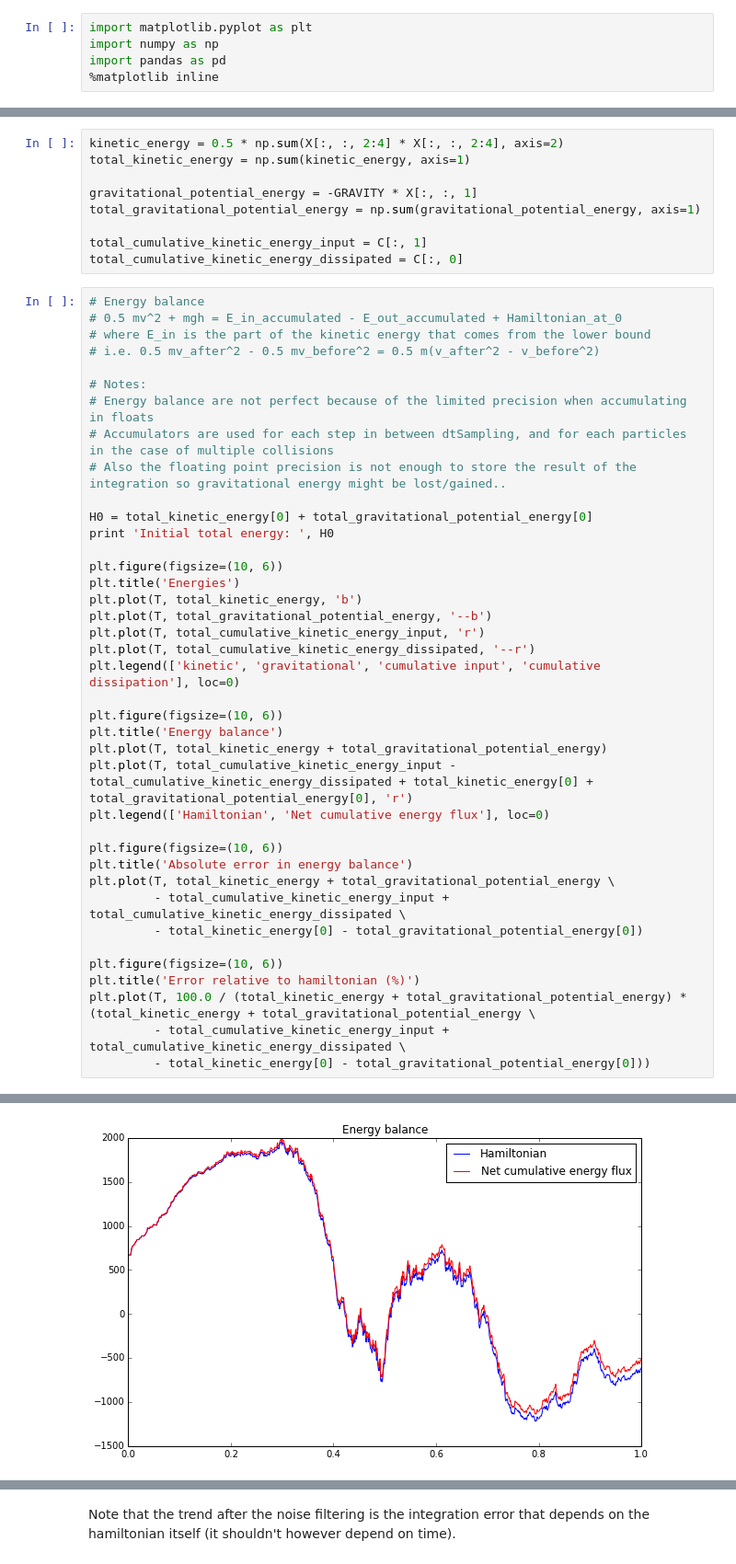
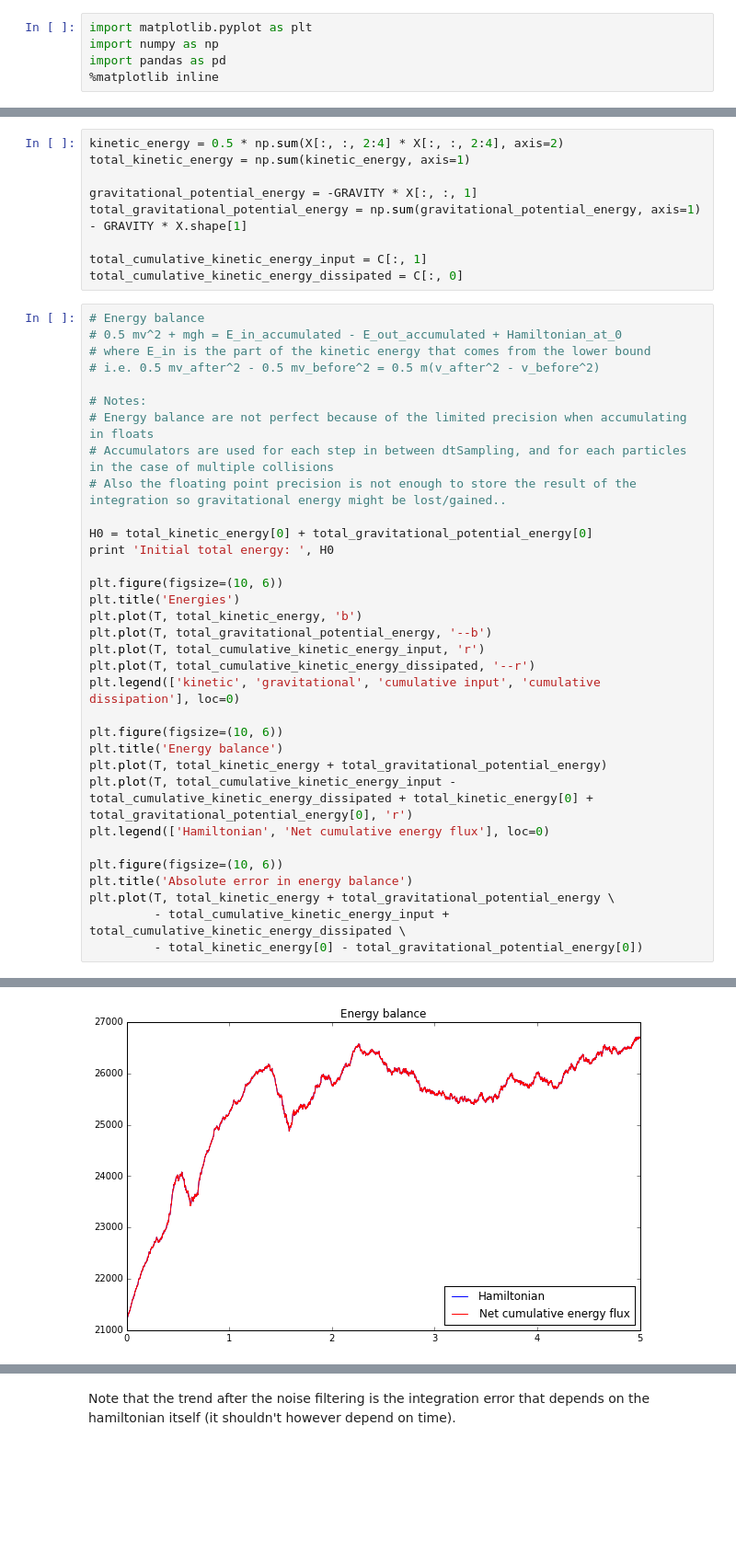
Before and after one commit to corradio/boiling, a Jupyter notebook: Time Analysis.ipynb, the cells around one changed output, grey strips where cells are left out. Shown at 92% size. Drawn from its saved outputs; the diff is of its cells as text; blank space fills up the shorter version.

Commit message:
Fixed numerical errors on integration and collisions

```diff
--- a/Time Analysis.ipynb
+++ b/Time Analysis.ipynb
@@ -28,7 +28,7 @@ kinetic_energy = 0.5 * np.sum(X[:, :, 2:4] * X[:, :, 2:4], axis=2)
 total_kinetic_energy = np.sum(kinetic_energy, axis=1)
 
 gravitational_potential_energy = -GRAVITY * X[:, :, 1]
-total_gravitational_potential_energy = np.sum(gravitational_potential_energy, axis=1)
+total_gravitational_potential_energy = np.sum(gravitational_potential_energy, axis=1) - GRAVITY * X.shape[1]
 
 total_cumulative_kinetic_energy_input = C[:, 1]
 total_cumulative_kinetic_energy_dissipated = C[:, 0]
@@ -65,10 +65,4 @@ plt.title('Absolute error in energy balance')
 plt.plot(T, total_kinetic_energy + total_gravitational_potential_energy \
          - total_cumulative_kinetic_energy_input + total_cumulative_kinetic_energy_dissipated \
          - total_kinetic_energy[0] - total_gravitational_potential_energy[0])
-
-plt.figure(figsize=(10, 6))
-plt.title('Error relative to hamiltonian (%)')
-plt.plot(T, 100.0 / (total_kinetic_energy + total_gravitational_potential_energy) * (total_kinetic_energy + total_gravitational_potential_energy \
-         - total_cumulative_kinetic_energy_input + total_cumulative_kinetic_energy_dissipated \
-         - total_kinetic_energy[0] - total_gravitational_potential_energy[0]))
 # %% [output]
@@ -78 +72 @@ Initial total energy:  671.51188047
-[figure, old version]
+[figure, new version]
```
Also changed, not shown: parts of 15 cells of this notebook, 3 other files.
